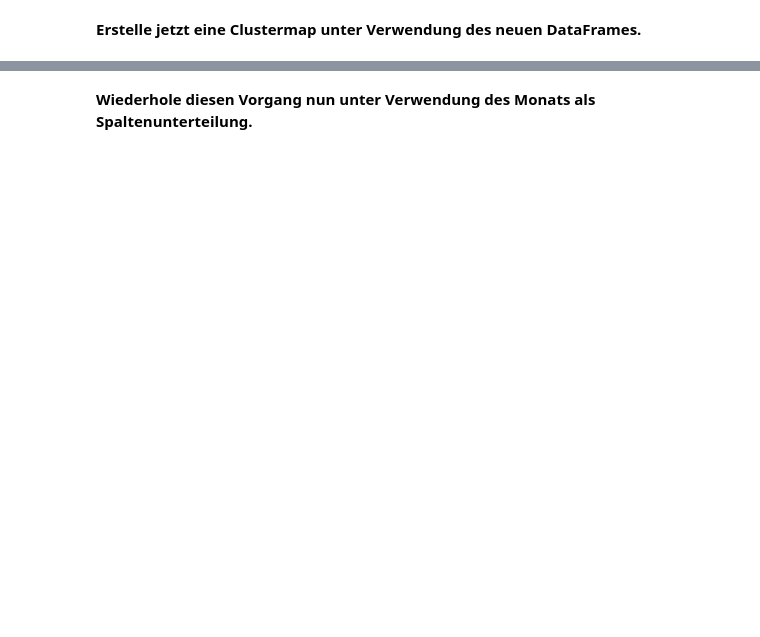
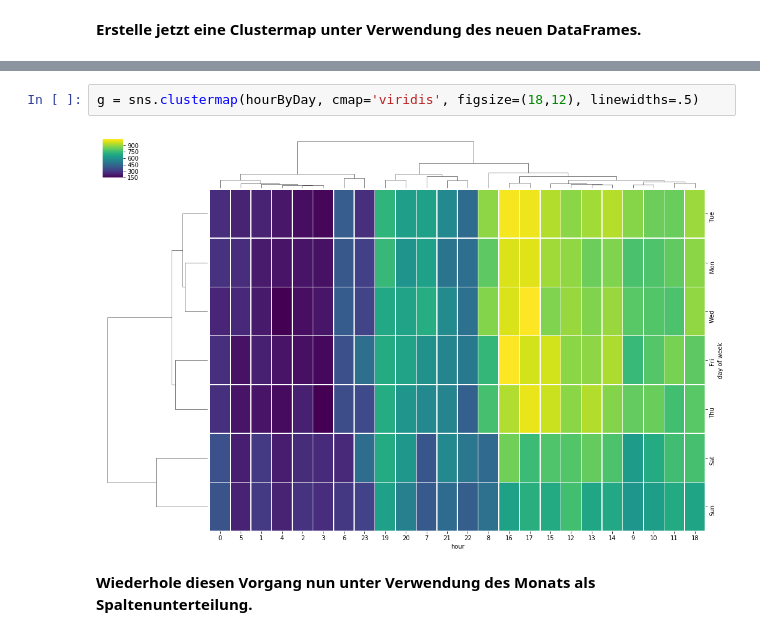
Before and after one commit to TobiasWulf/Python-DataScience-MachineLearning-Master, a Jupyter notebook: 4-Daten Meilenstein Projekte/1-911 Anrufe Projekt - Aufgabe.ipynb, the cells around one changed output, grey strips where cells are left out. Drawn from its saved outputs; the diff is of its cells as text; blank space fills up the shorter version.

```diff
--- a/4-Daten Meilenstein Projekte/1-911 Anrufe Projekt - Aufgabe.ipynb
+++ b/4-Daten Meilenstein Projekte/1-911 Anrufe Projekt - Aufgabe.ipynb
@@ -280,2 +285,6 @@ Falls du hier nicht weiter kommst schaue in die Lösung.
+# %%
+g = sns.clustermap(hourByDay, cmap='viridis', figsize=(18,12), linewidths=.5)
+# %% [output]
+[figure, added]
 # %% [markdown]
 **Wiederhole diesen Vorgang nun unter Verwendung des Monats als Spaltenunterteilung.**
```
Also changed, not shown: parts of 13 cells of this notebook, 2 other files.
